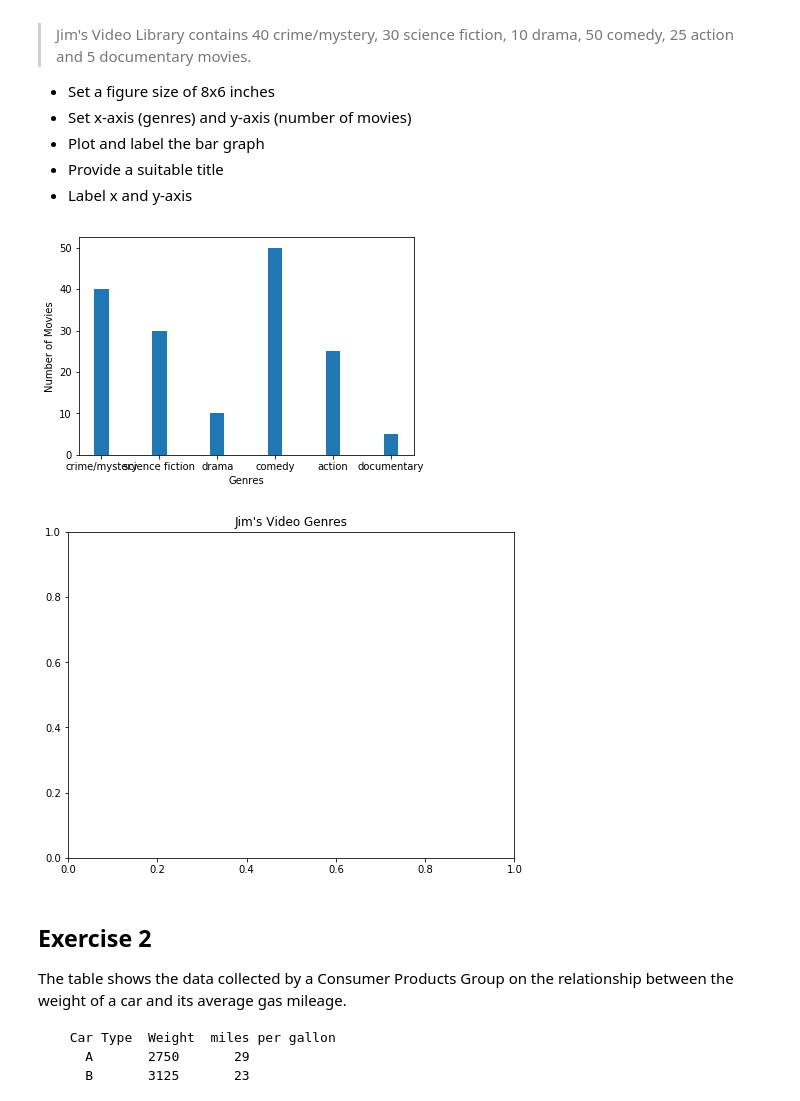
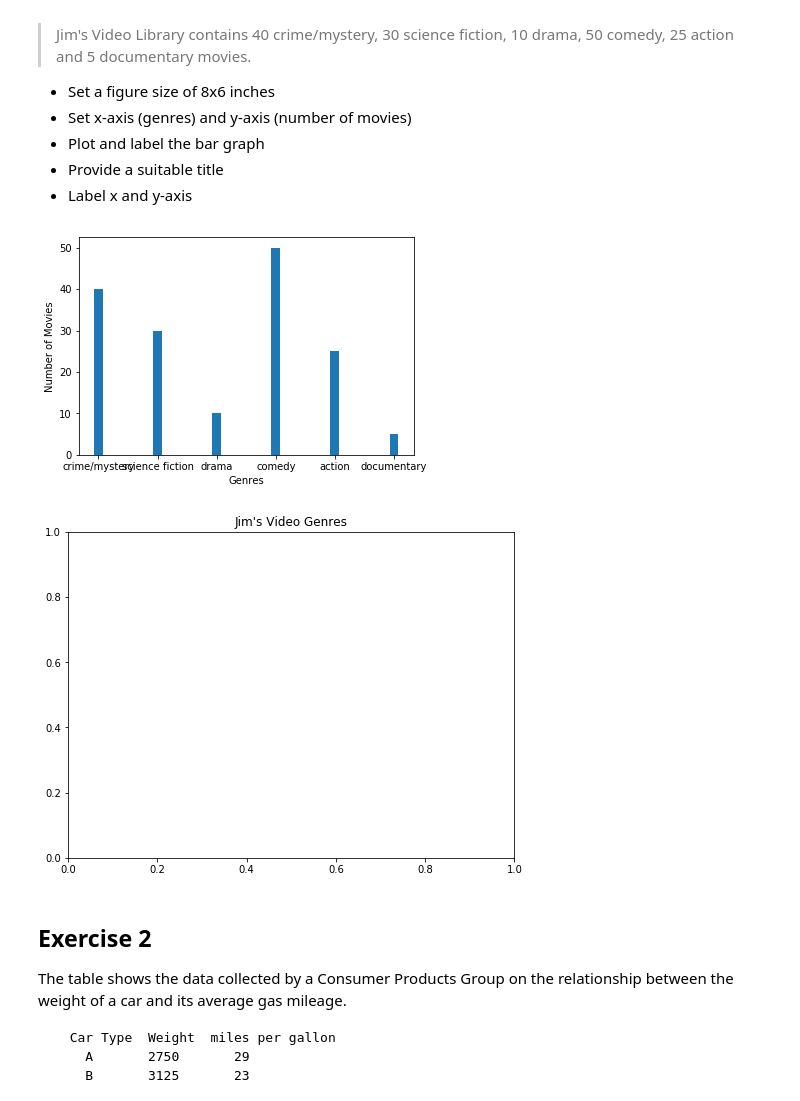
Before and after one commit to bgilroy26/dsc-data-viz-lab-nyc-ds-071519, a Jupyter notebook: index.ipynb, the cells around one changed output. Cells and saved outputs as stored; diff of their text form; code cells hidden in the pictures.

```diff
--- a/index.ipynb
+++ b/index.ipynb
@@ -23,24 +23,24 @@ Make a vertical bar graph using `plt.bar()` for the following set of data:
 # %%
 # import the required libraries
 import numpy as np
 import matplotlib.pyplot as plt
 
 y = [40, 30, 10, 50, 25, 5]
 x = np.arange(len(y))
-plt.bar(x, y, .5)
+plt.bar(x, y, width=.15)
 plt.xticks(x, ['crime/mystery', 'science fiction', 'drama', 'comedy', 'action', 'documentary'])
 plt.xlabel('Genres')
 plt.ylabel('Number of Movies')
 
 # Set a figure size
 plt.figure(figsize=(8,6))
 # Plot vertical bars of fixed width by passing x and y values to .bar() function
 # Give a title to the bar graph
 plt.title("Jim's Video Genres")
 # Output the final plot
 plt.show()
 # %% [output]
-[figure, old version]
+[figure, new version]
 [figure]
 # %% [markdown]
 ## Exercise 2
```
